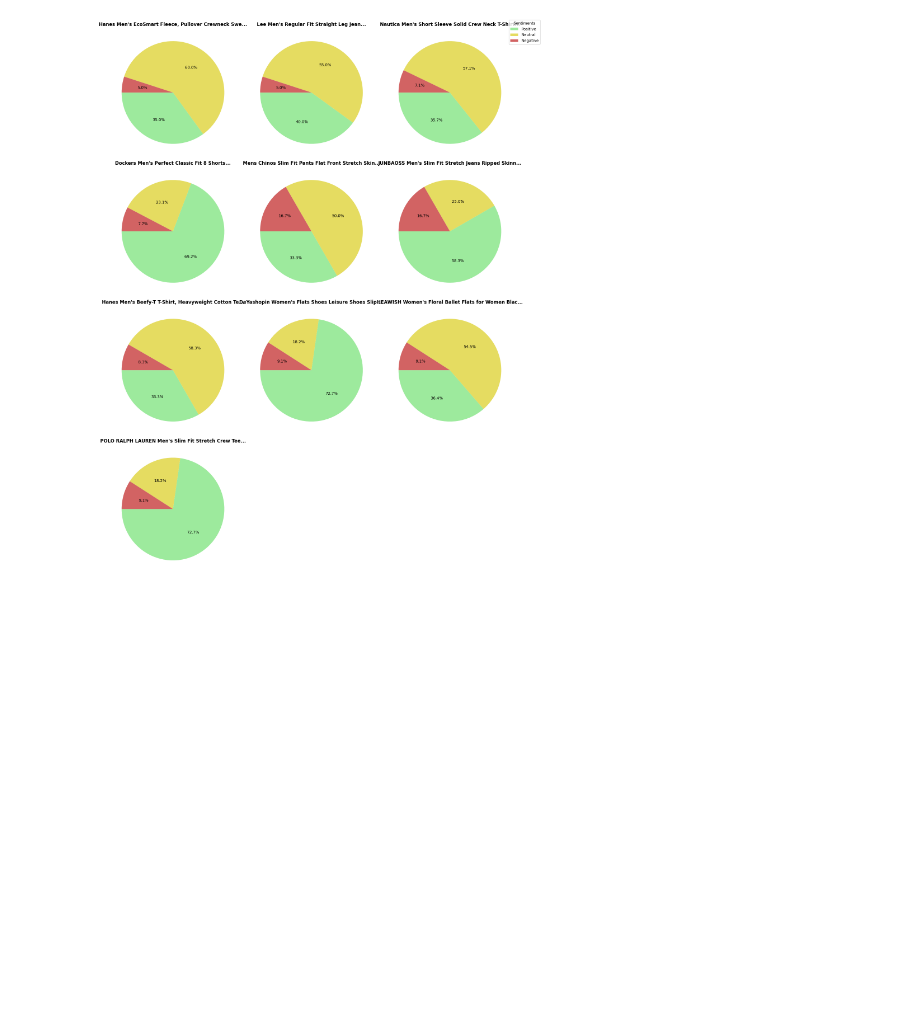
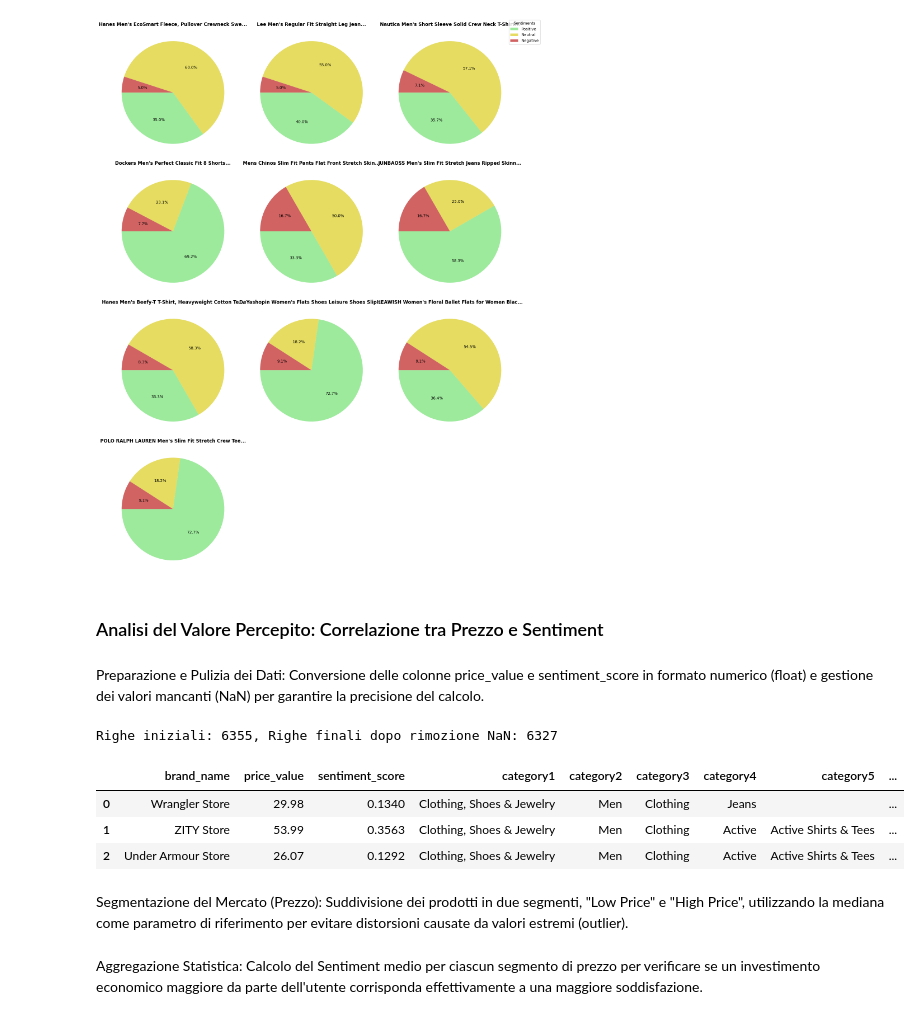
Before and after one commit to annarudych/project_amazon, a Jupyter notebook: amazon.ipynb, the cells around one changed output. Cells and saved outputs as stored; diff of their text form; code cells hidden in the pictures; blank space fills up the shorter version.

```diff
--- a/amazon.ipynb
+++ b/amazon.ipynb
@@ -1688,3 +1688,32 @@ plt.tight_layout()
 plt.show()
 # %% [output]
 [figure]
+# %% [markdown]
+### Analisi del Valore Percepito: Correlazione tra Prezzo e Sentiment
+# %% [markdown]
+Preparazione e Pulizia dei Dati:
+Conversione delle colonne price_value e sentiment_score in formato numerico (float) e gestione dei valori mancanti (NaN) per garantire la precisione del calcolo.
+# %%
+# print(dfamazoncopy[['price_value', 'sentiment_score']].dtypes)
+
+# create a new dataframe for price analysis
+df_price_analysis = dfamazoncopy[['brand_name', 'price_value', 'sentiment_score', 'category1', 'category2', 'category3', 'category4', 'category5', 'category6']].copy()
+
+initial_rows = len(df_price_analysis)
+df_price_analysis = df_price_analysis.dropna(subset=['price_value', 'sentiment_score'])
+final_rows = len(df_price_analysis)
+
+print(f'Righe iniziali: {initial_rows}, Righe finali dopo rimozione NaN: {final_rows}')
+df_price_analysis.head(3)
+# %% [output]
+Righe iniziali: 6355, Righe finali dopo rimozione NaN: 6327
+|  | brand_name | price_value | sentiment_score | category1 | category2 | category3 | category4 | category5 | ... |
+| 0 | Wrangler Store | 29.98 | 0.1340 | Clothing, Shoes & Jewelry | Men | Clothing | Jeans |  | ... |
+| 1 | ZITY Store | 53.99 | 0.3563 | Clothing, Shoes & Jewelry | Men | Clothing | Active | Active Shirts & Tees | ... |
+| 2 | Under Armour Store | 26.07 | 0.1292 | Clothing, Shoes & Jewelry | Men | Clothing | Active | Active Shirts & Tees | ... |
+# %% [markdown]
+Segmentazione del Mercato (Prezzo):
+Suddivisione dei prodotti in due segmenti, "Low Price" e "High Price", utilizzando la mediana come parametro di riferimento per evitare distorsioni causate da valori estremi (outlier).
+# %% [markdown]
+Aggregazione Statistica:
+Calcolo del Sentiment medio per ciascun segmento di prezzo per verificare se un investimento economico maggiore da parte dell'utente corrisponda effettivamente a una maggiore soddisfazione.
```
Also changed, not shown: parts of 10 cells of this notebook.
